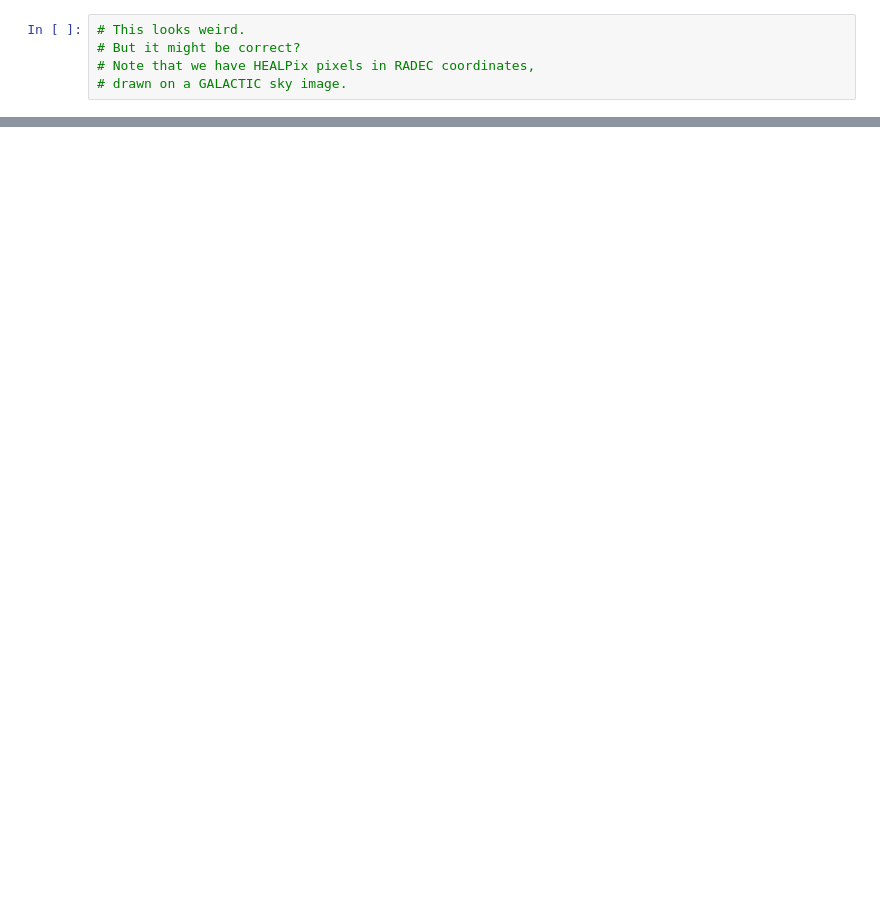
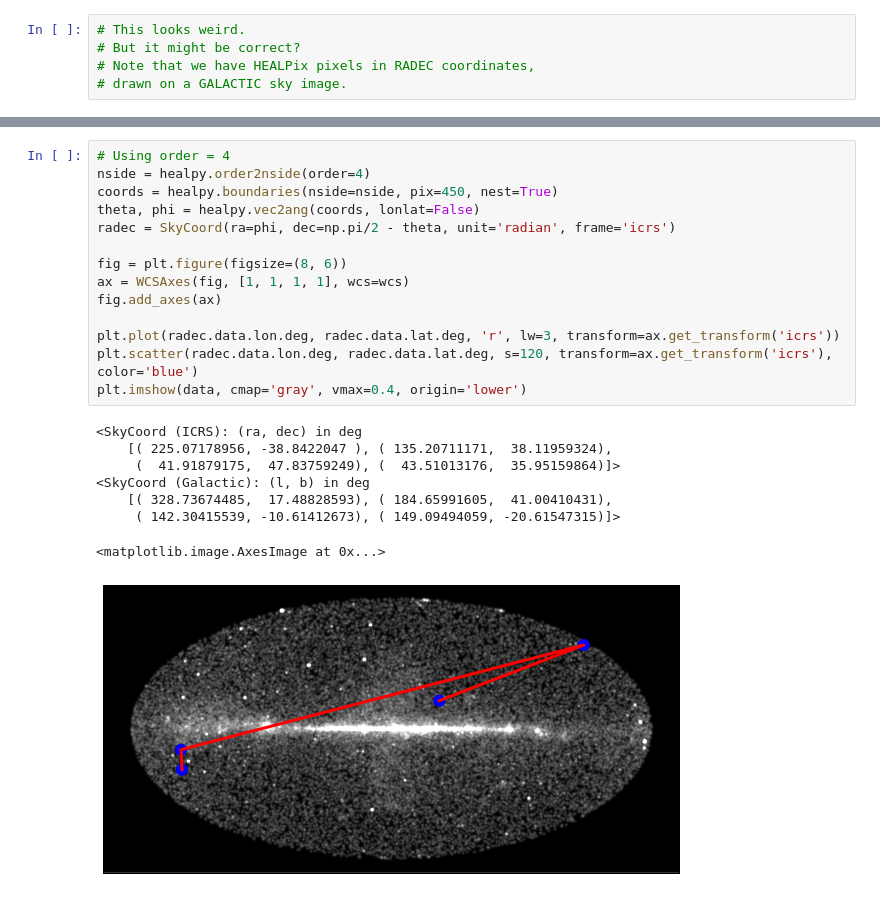
Before and after one commit to adl1995/HIPS-to-Py, a Jupyter notebook: examples/draw-healpix-stuff.ipynb, the cells around one changed output, grey strips where cells are left out. Saved outputs shown, nothing was run; the diff lists cells and outputs as text; blank space fills up the shorter version.

```diff
--- a/examples/draw-healpix-stuff.ipynb
+++ b/examples/draw-healpix-stuff.ipynb
@@ -118,0 +132,23 @@ plt.scatter(radec.data.lon.deg, radec.data.lat.deg, s=20, transform=ax.get_trans
+# %%
+# Using order = 4
+nside = healpy.order2nside(order=4)
+coords = healpy.boundaries(nside=nside, pix=450, nest=True)
+theta, phi = healpy.vec2ang(coords, lonlat=False)
+radec = SkyCoord(ra=phi, dec=np.pi/2 - theta, unit='radian', frame='icrs')
+
+fig = plt.figure(figsize=(8, 6))
+ax = WCSAxes(fig, [1, 1, 1, 1], wcs=wcs)
+fig.add_axes(ax)
+
+plt.plot(radec.data.lon.deg, radec.data.lat.deg, 'r', lw=3, transform=ax.get_transform('icrs'))
+plt.scatter(radec.data.lon.deg, radec.data.lat.deg, s=120, transform=ax.get_transform('icrs'), color='blue')
+plt.imshow(data, cmap='gray', vmax=0.4, origin='lower')
+# %% [output]
+<SkyCoord (ICRS): (ra, dec) in deg
+    [( 225.07178956, -38.8422047 ), ( 135.20711171,  38.11959324),
+     (  41.91879175,  47.83759249), (  43.51013176,  35.95159864)]>
+<SkyCoord (Galactic): (l, b) in deg
+    [( 328.73674485,  17.48828593), ( 184.65991605,  41.00410431),
+     ( 142.30415539, -10.61412673), ( 149.09494059, -20.61547315)]>
+<matplotlib.image.AxesImage at 0x...>
+[figure, added]
```
Also changed, not shown: parts of 4 cells of this notebook.
